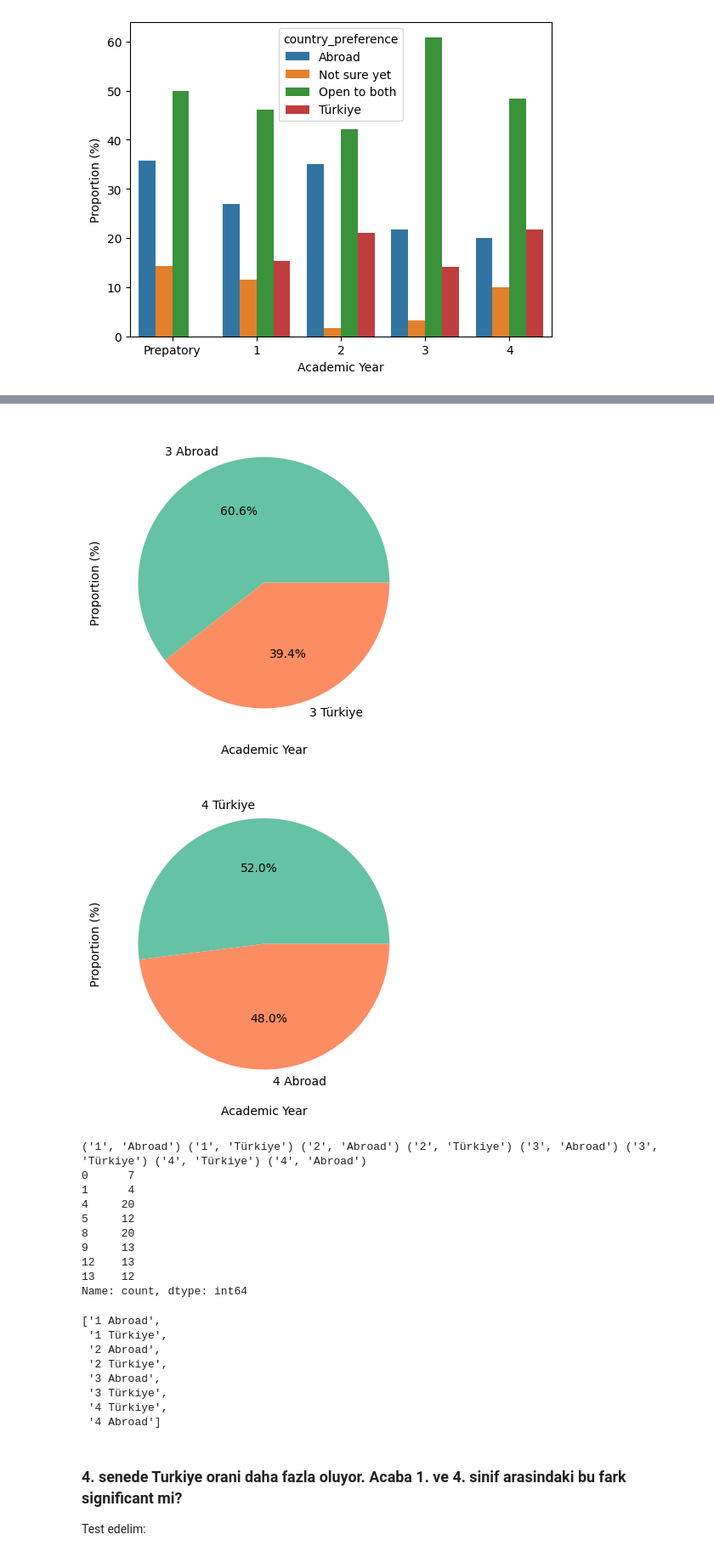
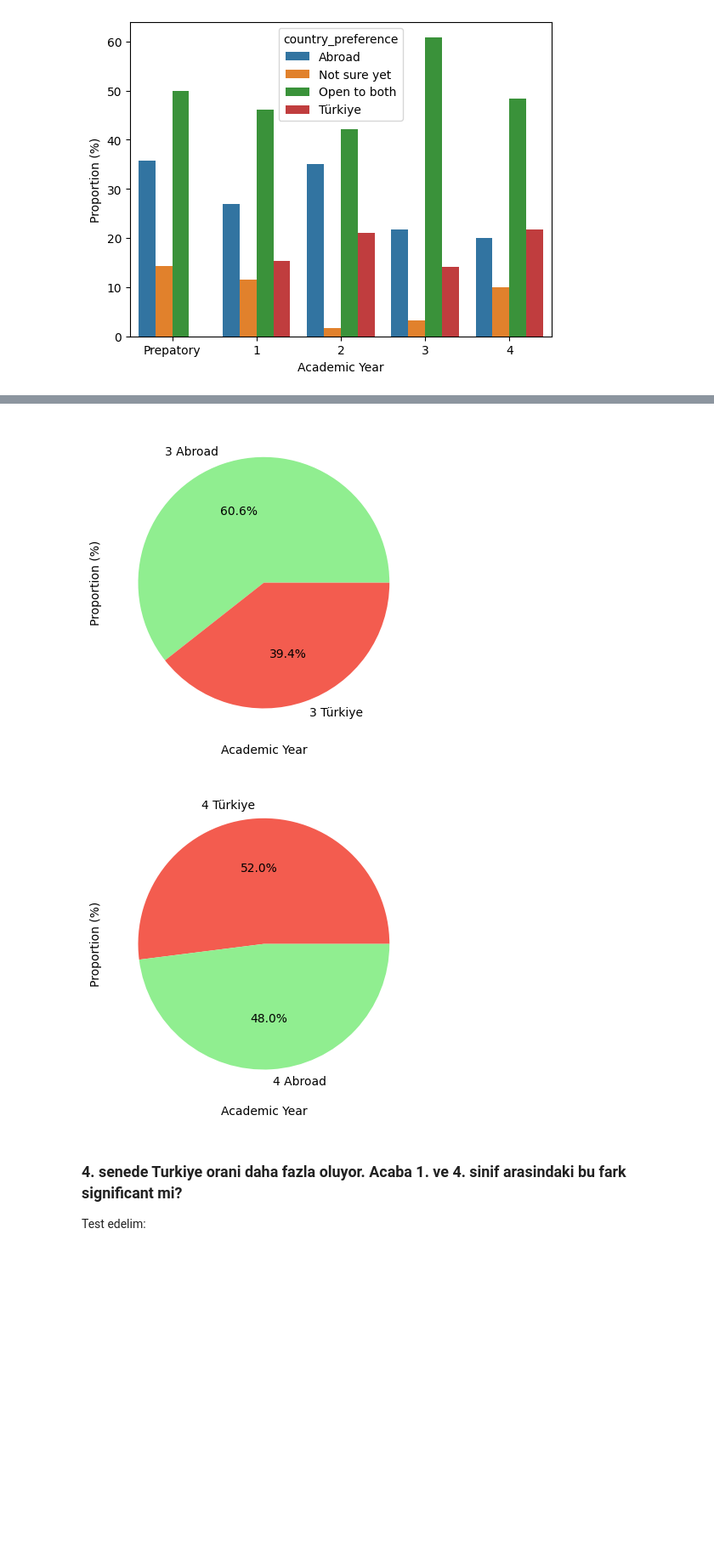
Before and after one commit to alitasbas/365-Project, a Jupyter notebook: Abroad Preference Test.ipynb, the cells around one changed output, grey strips where cells are left out. Shown: that part at 85% size. Drawn from its saved outputs; the diff is of its cells as text; code cells hidden in the pictures; blank space fills up the shorter version.

```diff
--- a/Abroad Preference Test.ipynb
+++ b/Abroad Preference Test.ipynb
@@ -89,13 +86,22 @@ counts = g["count"]
 label = zip(g.academic_year, g.country_preference)
 l = [y + " " + cp for y, cp in zip(g.academic_year, g.country_preference)]
 
-for i in range(0, 8, 2):
+for i in range(0, 6, 2):
     plt.pie(x=counts[i:i+2],
            labels=l[i:i+2],
-            colors=sns.color_palette('Set2'),
+            colors=["lightgreen", "#f35c4f"],
            autopct='%1.1f%%')
 
     plt.xlabel("Academic Year")
     plt.ylabel("Proportion (%)")
     plt.show()
+
+plt.pie(x=counts[6:],
+           labels=l[6:],
+            colors=["#f35c4f", "lightgreen"],
+           autopct='%1.1f%%')
+
+plt.xlabel("Academic Year")
+plt.ylabel("Proportion (%)")
+plt.show()
 # %% [output]
@@ -104,23 +110,5 @@ for i in range(0, 8, 2):
-[figure, old version]
+[figure, new version]
-[figure, old version]
+[figure, new version]
-('1', 'Abroad') ('1', 'Türkiye') ('2', 'Abroad') ('2', 'Türkiye') ('3', 'Abroad') ('3', 'Türkiye') ('4', 'Türkiye') ('4', 'Abroad')
-0      7
-1      4
-4     20
-5     12
-8     20
-9     13
-12    13
-13    12
-Name: count, dtype: int64
-['1 Abroad',
- '1 Türkiye',
- '2 Abroad',
- '2 Türkiye',
- '3 Abroad',
- '3 Türkiye',
- '4 Türkiye',
- '4 Abroad']
 # %% [markdown]
 ### 4. senede Turkiye orani daha fazla oluyor. Acaba 1. ve 4. sinif arasindaki bu fark significant mi?
 
```
Also changed, not shown: parts of 17 cells of this notebook, 1 other file.
